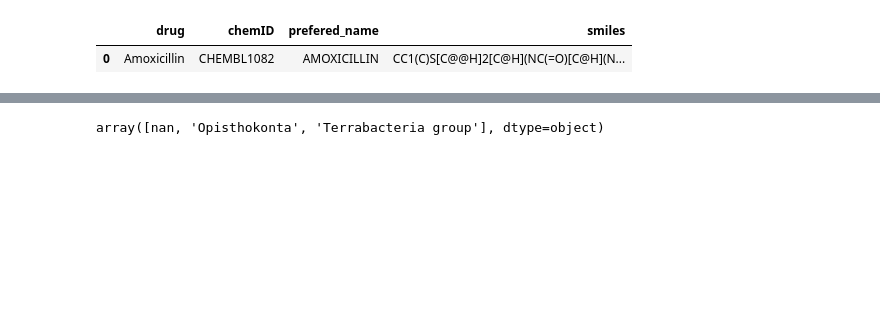
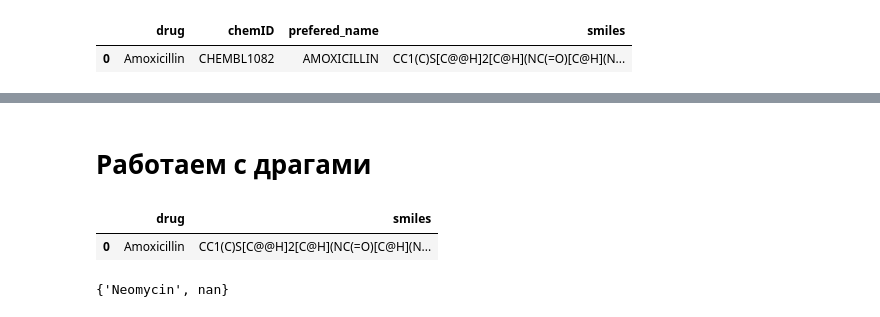
Before and after one commit to vahahahart/hackathon_team_3, a Jupyter notebook: tmp_vah.ipynb, the cells around one changed output, grey strips where cells are left out. Saved outputs shown, nothing was run; the diff lists cells and outputs as text; code cells hidden in the pictures; blank space fills up the shorter version.

```diff
--- a/tmp_vah.ipynb
+++ b/tmp_vah.ipynb
@@ -20,6 +29,3 @@ df_drug.head(1)
 # %% [output]
 |  | drug | chemID | prefered_name | smiles |
 | 0 | Amoxicillin | CHEMBL1082 | AMOXICILLIN | CC1(C)S[C@@H]2[C@H](NC(=O)[C@H](N... |
-# %%
-Neomycin = {'drug': 'Neomycin', 'chemID': ''}
-df_drug.append()
@@ -56,4 +32,14 @@ sns.histplot(df_bac['biosafety_level'])
-# %%
-df_bac.clade.unique()
-# %% [output]
-array([nan, 'Opisthokonta', 'Terrabacteria group'], dtype=object)
+# %% [markdown]
+# Работаем с драгами
+# %%
+df_drug.drop(columns=['prefered_name', 'chemID'], inplace=True)
+df_drug.head(1)
+# %% [output]
+|  | drug | smiles |
+| 0 | Amoxicillin | CC1(C)S[C@@H]2[C@H](NC(=O)[C@H](N... |
+# %%
+drugs_in_drugs = set(df_drug.drug.unique())
+drugs_in_data = set(df_data.Drug.unique())
+drugs_in_data.difference(drugs_in_drugs)
+# %% [output]
+{'Neomycin', nan}
```
Also changed, not shown: parts of 38 cells of this notebook, 1 other file.
